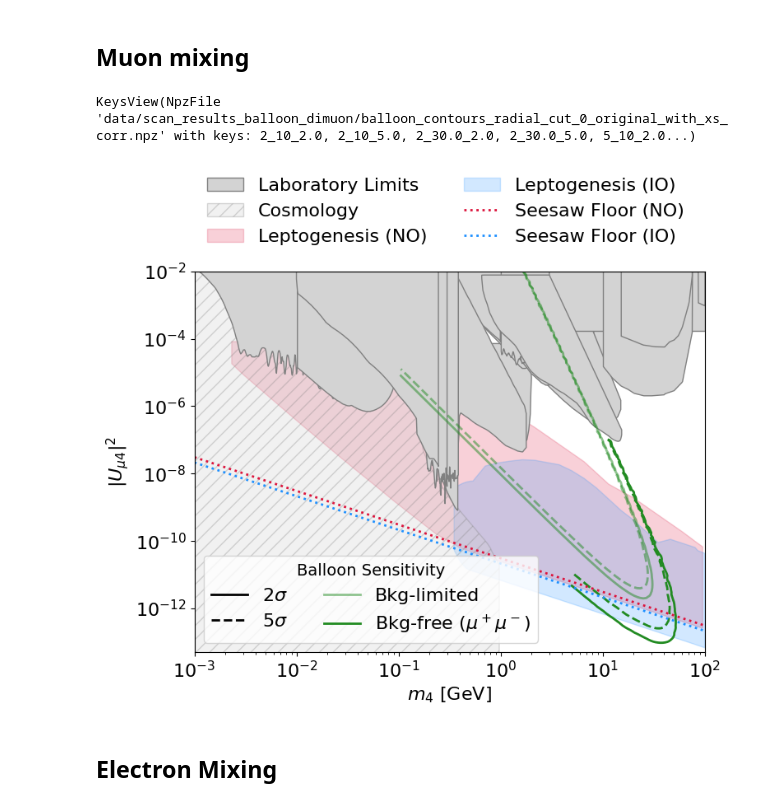
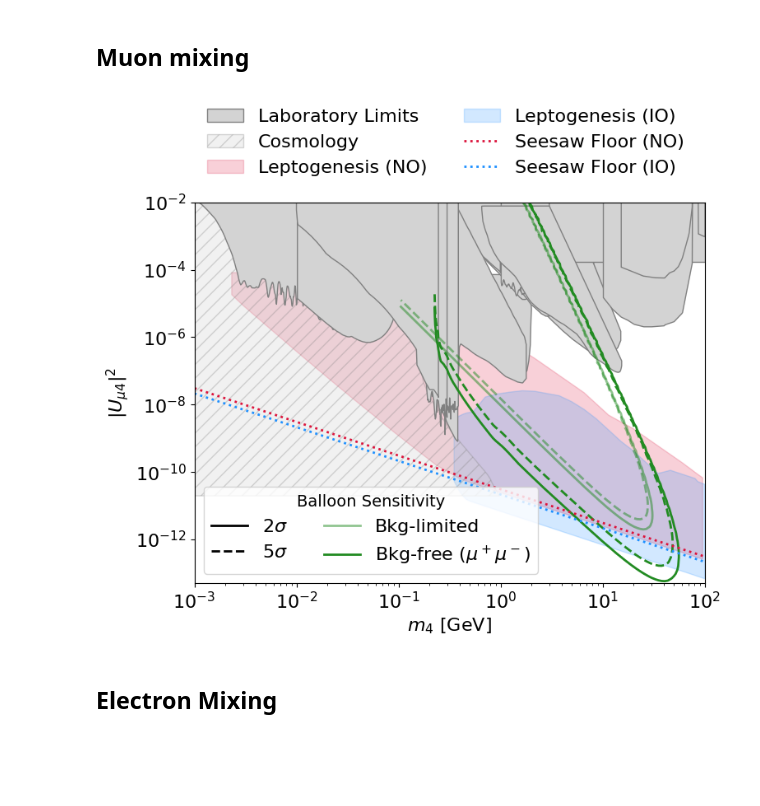
Before and after one commit to nickkamp1/NeutrinoFactoryHNL, a Jupyter notebook: Constraints.ipynb, the cells around one changed output. Drawn from its saved outputs; the diff is of its cells as text; code cells hidden in the pictures; blank space fills up the shorter version.

```diff
--- a/Constraints.ipynb
+++ b/Constraints.ipynb
@@ -51,7 +51,7 @@ def plot_existing_limits(case):
                 if limit.m4_top is None or np.max(np.abs(y-ytop))<1e-3:
                     ytop = 1e-2*np.ones_like(ytop)
                 if limit.plot_label == "Cosmology":
-                    y = 1e-20
+                    #y = 1e-20
                     plt.fill_between(x,y,ytop, alpha=0.3, facecolor='lightgray',hatch="//",edgecolor='gray',zorder=1)
                 else:
                     plt.fill_between(x,y,ytop, alpha=1, facecolor='lightgray',edgecolor='gray',zorder=2)
@@ -160,16 +160,15 @@ if balloon:
     radial_cut = 0
     xs_corr = True
     balloon_contours_original = np.load("data/scan_results_balloon_dimuon/balloon_contours_radial_cut_%d_original_%s.npz"%(radial_cut, "with_xs_corr" if xs_corr else ""))
-    print(balloon_contours_original.keys())
     balloon_contours_extrapolated = np.load("data/scan_results_balloon_dimuon/balloon_contours_radial_cut_%d_extrapolated_%s.npz"%(radial_cut, "with_xs_corr" if xs_corr else ""))
     balloon_key_2 = "%d_%s_2.0"%(balloon_det,min_photons)
     balloon_key_5 = "%d_%s_5.0"%(balloon_det,min_photons)
 
-    plt.plot(balloon_contours_original[balloon_key_2][:,0],
-             balloon_contours_original[balloon_key_2][:,1],
+    plt.plot(balloon_contours_extrapolated[balloon_key_2][:,0],
+             balloon_contours_extrapolated[balloon_key_2][:,1],
              color=balloon_color)
-    plt.plot(balloon_contours_original[balloon_key_5][:,0],
-             balloon_contours_original[balloon_key_5][:,1],
+    plt.plot(balloon_contours_extrapolated[balloon_key_5][:,0],
+             balloon_contours_extrapolated[balloon_key_5][:,1],
              color=balloon_color, ls="--")
 
     sensitivity_handles += [
@@ -205,35 +204,34 @@ if seesaw:
 
 
 plt.loglog()
 
 if dipole:
     plt.text(0.03, 0.2, r"$\mu_{\rm tr} = 10^{-6}~{\rm GeV}^{-1}$",
              transform=plt.gca().transAxes,
              color="black", fontsize=16, ha="left", va="bottom")
 
 
 
 ax = plt.gca()
 # top legend with auto-collected labels (existing limits, leptogenesis, seesaw)
 ax.legend(loc=[0.01,0.1],bbox_to_anchor=(0.01,1.05),ncol=2)
 # bottom-left legend for balloon/decay sensitivities, added as a separate artist
 if sensitivity_handles:
     bottom_legend = Legend(ax, sensitivity_handles,
                            [h.get_label() for h in sensitivity_handles],
                            ncol=2,
                            loc="lower left",title="%s Sensitivity"%("Balloon" if balloon else r"$\mu$ Decay" if decay else ""), frameon=True, fancybox=True)
     ax.add_artist(bottom_legend)
 
 
 plt.xlabel(r"$m_4$ [GeV]", fontsize=16)
 plt.ylabel(r"$|U_{\mu4}|^2$", fontsize=16)
 
 if balloon: plt.savefig("Figures/Constraints_Balloon.png", dpi=300, bbox_inches='tight')
 elif decay: plt.savefig("Figures/Constraints_Decay%s.png"%( "_dipole" if dipole else ""), dpi=300, bbox_inches='tight')
 plt.show()
 # %% [output]
-KeysView(NpzFile 'data/scan_results_balloon_dimuon/balloon_contours_radial_cut_0_original_with_xs_corr.npz' with keys: 2_10_2.0, 2_10_5.0, 2_30.0_2.0, 2_30.0_5.0, 5_10_2.0...)
-[figure, old version]
+[figure, new version]
 # %% [markdown]
 ## Electron Mixing
 # %%
```
Also changed, not shown: 2 other files.
